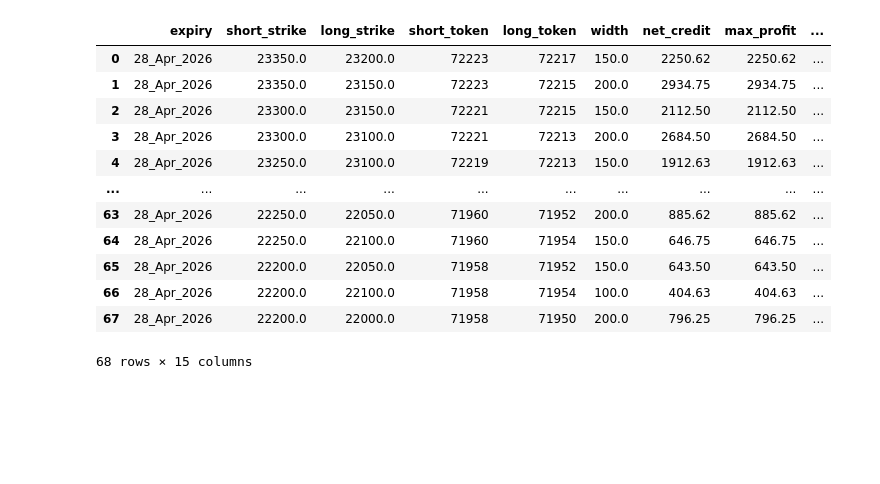
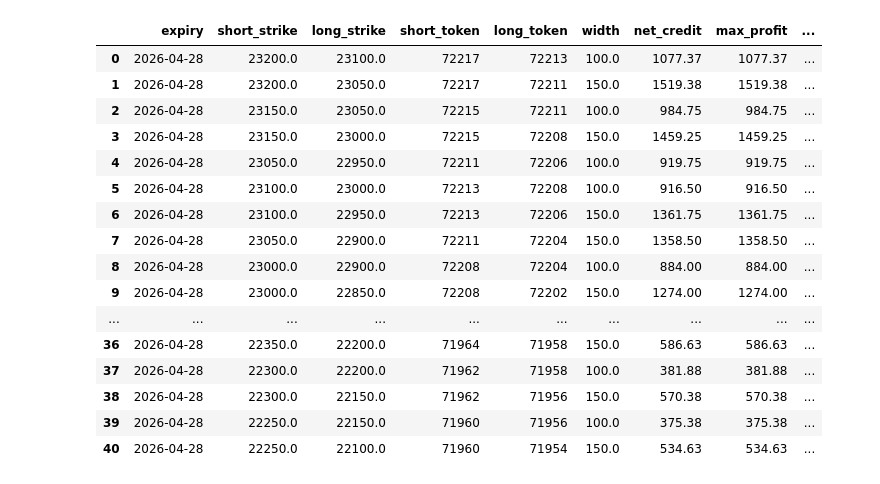
Before and after one commit to incroyale/Trading_System, a Jupyter notebook: notebooks/filter.ipynb, the cells around one changed output. Drawn from its saved outputs; the diff is of its cells as text; code cells hidden in the pictures; blank space fills up the shorter version.

```diff
--- a/notebooks/filter.ipynb
+++ b/notebooks/filter.ipynb
@@ -6 +5,13 @@ from scipy.stats import norm
+# %%
+def _load_csv(filepath):
+    df = pd.read_csv(filepath)
+    if not _REQUIRED_COLS.issubset(df.columns):
+        print(f"[spread_builder] skipping {os.path.basename(filepath)} — greeks columns missing")
+        return None
+    df = df.dropna(subset=list(_REQUIRED_COLS))
+    if df.empty:
+        return None
+    return df
+
+_REQUIRED_COLS = {'delta', 'gamma', 'theta', 'vega', 'iv', 'bid', 'ask'}
 # %%
@@ -89,17 +126,21 @@ def get_put_spreads(min_pop=0.5, max_net_delta=999, min_net_theta=25.0, max_net_
-# %%
-puts = get_put_spreads()
-puts
-# %% [output]
-|  | expiry | short_strike | long_strike | short_token | long_token | width | net_credit | max_profit | ... |
-| 0 | 28_Apr_2026 | 23350.0 | 23200.0 | 72223 | 72217 | 150.0 | 2250.62 | 2250.62 | ... |
-| 1 | 28_Apr_2026 | 23350.0 | 23150.0 | 72223 | 72215 | 200.0 | 2934.75 | 2934.75 | ... |
-| 2 | 28_Apr_2026 | 23300.0 | 23150.0 | 72221 | 72215 | 150.0 | 2112.50 | 2112.50 | ... |
-| 3 | 28_Apr_2026 | 23300.0 | 23100.0 | 72221 | 72213 | 200.0 | 2684.50 | 2684.50 | ... |
-| 4 | 28_Apr_2026 | 23250.0 | 23100.0 | 72219 | 72213 | 150.0 | 1912.63 | 1912.63 | ... |
-| ... | ... | ... | ... | ... | ... | ... | ... | ... | ... |
-| 63 | 28_Apr_2026 | 22250.0 | 22050.0 | 71960 | 71952 | 200.0 | 885.62 | 885.62 | ... |
-| 64 | 28_Apr_2026 | 22250.0 | 22100.0 | 71960 | 71954 | 150.0 | 646.75 | 646.75 | ... |
-| 65 | 28_Apr_2026 | 22200.0 | 22050.0 | 71958 | 71952 | 150.0 | 643.50 | 643.50 | ... |
-| 66 | 28_Apr_2026 | 22200.0 | 22100.0 | 71958 | 71954 | 100.0 | 404.63 | 404.63 | ... |
-| 67 | 28_Apr_2026 | 22200.0 | 22000.0 | 71958 | 71950 | 200.0 | 796.25 | 796.25 | ... |
-68 rows × 15 columns
+# %%
+put = get_put_spreads("../dashboard/data/")
+put
+# %% [output]
+|  | expiry | short_strike | long_strike | short_token | long_token | width | net_credit | max_profit | ... |
+| 0 | 2026-04-28 | 23200.0 | 23100.0 | 72217 | 72213 | 100.0 | 1077.37 | 1077.37 | ... |
+| 1 | 2026-04-28 | 23200.0 | 23050.0 | 72217 | 72211 | 150.0 | 1519.38 | 1519.38 | ... |
+| 2 | 2026-04-28 | 23150.0 | 23050.0 | 72215 | 72211 | 100.0 | 984.75 | 984.75 | ... |
+| 3 | 2026-04-28 | 23150.0 | 23000.0 | 72215 | 72208 | 150.0 | 1459.25 | 1459.25 | ... |
+| 4 | 2026-04-28 | 23050.0 | 22950.0 | 72211 | 72206 | 100.0 | 919.75 | 919.75 | ... |
+| 5 | 2026-04-28 | 23100.0 | 23000.0 | 72213 | 72208 | 100.0 | 916.50 | 916.50 | ... |
+| 6 | 2026-04-28 | 23100.0 | 22950.0 | 72213 | 72206 | 150.0 | 1361.75 | 1361.75 | ... |
+| 7 | 2026-04-28 | 23050.0 | 22900.0 | 72211 | 72204 | 150.0 | 1358.50 | 1358.50 | ... |
+| 8 | 2026-04-28 | 23000.0 | 22900.0 | 72208 | 72204 | 100.0 | 884.00 | 884.00 | ... |
+| 9 | 2026-04-28 | 23000.0 | 22850.0 | 72208 | 72202 | 150.0 | 1274.00 | 1274.00 | ... |
+| ... | ... | ... | ... | ... | ... | ... | ... | ... | ... |
+| 36 | 2026-04-28 | 22350.0 | 22200.0 | 71964 | 71958 | 150.0 | 586.63 | 586.63 | ... |
+| 37 | 2026-04-28 | 22300.0 | 22200.0 | 71962 | 71958 | 100.0 | 381.88 | 381.88 | ... |
+| 38 | 2026-04-28 | 22300.0 | 22150.0 | 71962 | 71956 | 150.0 | 570.38 | 570.38 | ... |
+| 39 | 2026-04-28 | 22250.0 | 22150.0 | 71960 | 71956 | 100.0 | 375.38 | 375.38 | ... |
+| 40 | 2026-04-28 | 22250.0 | 22100.0 | 71960 | 71954 | 150.0 | 534.63 | 534.63 | ... |
```
Also changed, not shown: parts of 2 cells of this notebook, 15 other files.
